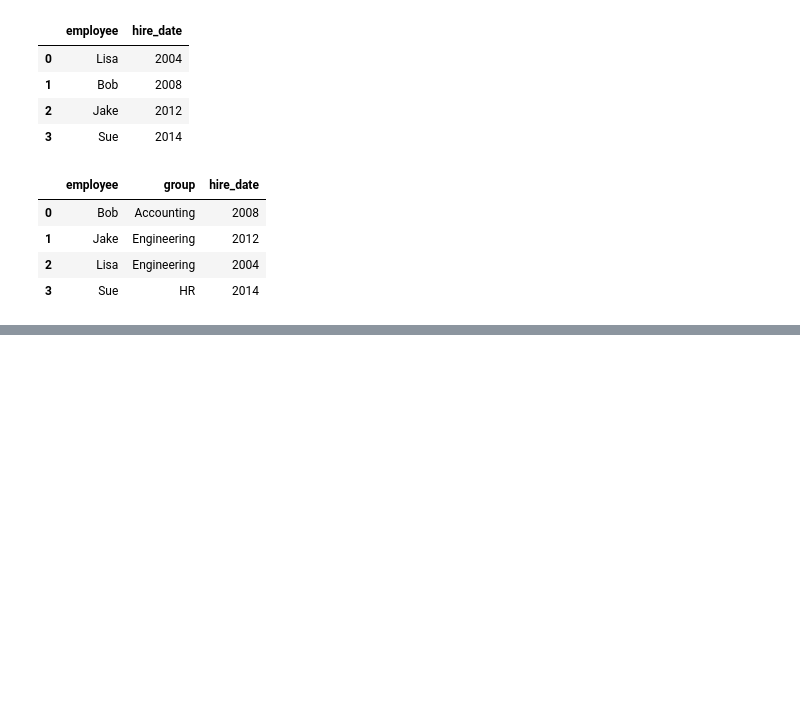
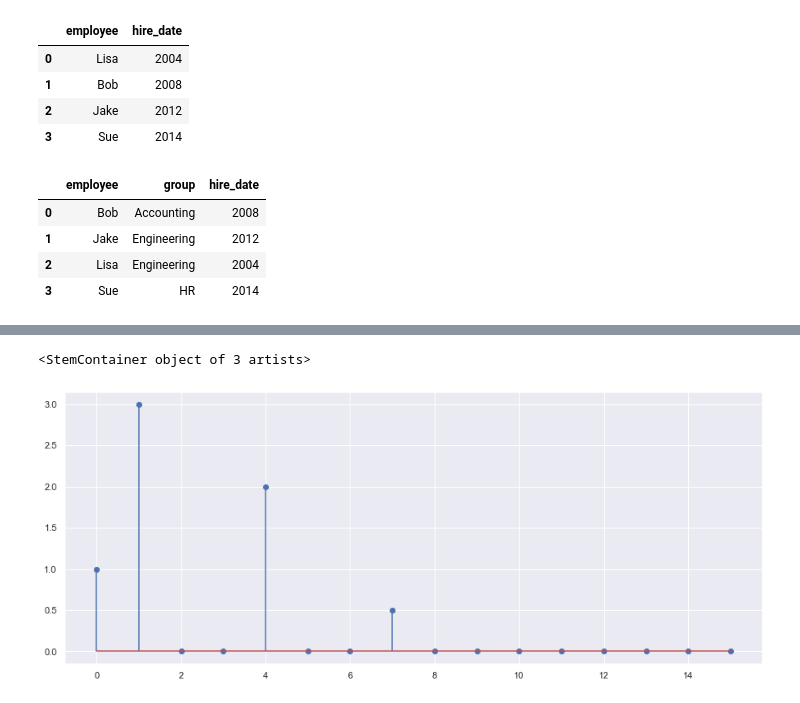
Before and after one commit to mathieugouin/tradesim, a Jupyter notebook: learning_notebook.ipynb, the cells around one changed output, grey strips where cells are left out. Saved outputs shown, nothing was run; the diff lists cells and outputs as text; code cells hidden in the pictures; blank space fills up the shorter version.

```diff
--- a/learning_notebook.ipynb
+++ b/learning_notebook.ipynb
@@ -857,0 +893,12 @@ df1.merge(df2)
+# %%
+X = np.fft.rfft(x) / len(x)
+# Convert to accurate value for non DC components:
+X[1:] *= 2
+# %%
+freq = np.fft.rfftfreq(len(x), 1/sr)
+# %%
+plt.stem(freq, abs(X))
+#plt.xlim(-.5, 10.5)
+# %% [output]
+<StemContainer object of 3 artists>
+[figure, added]
```
Also changed, not shown: parts of 5 cells of this notebook.
